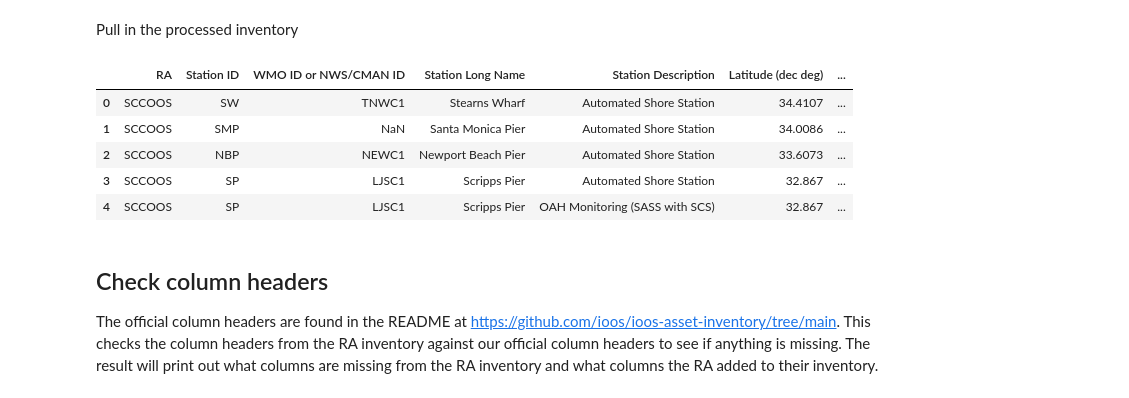
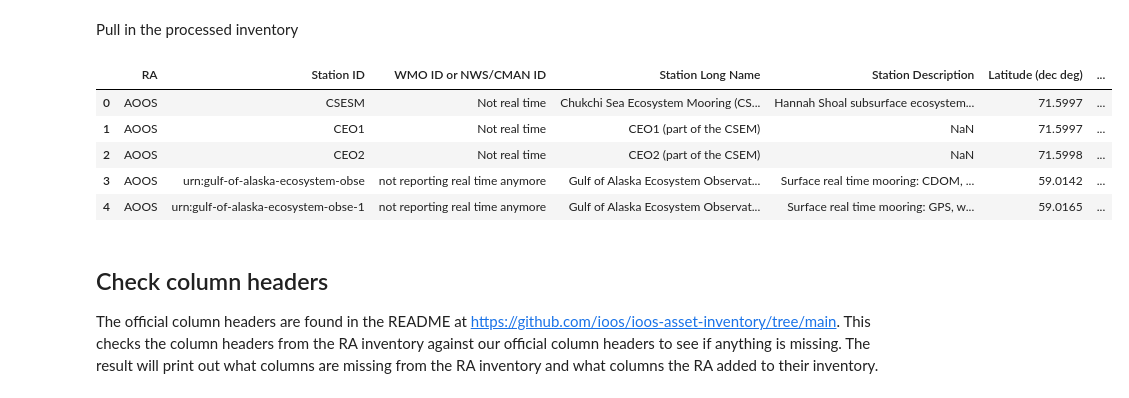
Before and after one commit to ioos/ioos-asset-inventory, a Jupyter notebook: spot_check_stations.ipynb, the cells around one changed output. Saved outputs shown, nothing was run; the diff lists cells and outputs as text; code cells hidden in the pictures.

```diff
--- a/spot_check_stations.ipynb
+++ b/spot_check_stations.ipynb
@@ -9,46 +9,46 @@ import re
 # %% [markdown]
 Pull in the processed inventory
 # %%
-ra = "sccoos"
+ra = "aoos"
 
 #
 # df_cruise = df[df['Station Description'] == 'Chesapeake Bay WQ Cruise Data ']
 #
 #df_aws = df[df['Station ID'] == 'Humboldt']
 # #url = 'http://tds.glos.us/thredds/dodsC/buoy_agg_standard/OMOECC_E1/OMOECC_E1.ncml'
 # #url = 'http://tds.glos.us/thredds/dodsC/buoy_agg_standard/45186/45186.ncml'
 # #url = 'http://tds.glos.us/thredds/dodsC/buoy_agg_standard/bgsusd2/bgsusd2.ncml'
 # url = 'http://oos.soest.hawaii.edu/thredds/dodsC/hioos/nss/ns12agg'
 # print(url)
 # ds = xr.open_dataset(url)
 # #ds = netCDF4.Dataset(url,'r')
 # title = ds.title
 # start_time = np.datetime_as_string(ds.time.min().values, unit='D')
 # end_time = np.datetime_as_string(ds.time.max().values, unit='D')
 # print('Duration: %s - %s' % (np.datetime_as_string(ds.time.min().values, unit='D'),
 #                              np.datetime_as_string(ds.time.max().values, unit='D'))
 #       )
 
 # Try glos web server
 # url = 'https://glbuoys.glos.us/tools/export?ftype=csv&data_type=buoy&units=eng&locs=OMOECC_E1&params=Water_Temperature_at_Surface|dissolved_oxygen_saturation|water_conductivity|ysi_turbidity&tperiod=custom&date_start=2020-01-01&date_end=2020-12-31&avg_ivld=none'
 # df = erddapy.ERDDAP.to_pandas(url)
 
 ## using ERDDAP to look for stations
 # check out http://data.glos.us/erddap/tabledap/allDatasets.htmlTable?datasetID%2Ctitle%2CminTime%2CmaxTime&maxTime%3E=2020-01-01&maxTime%3C=2020-12-31&orderBy(%22maxTime%22)
 # that lists out all the GLOS stations with the maximum time of observations within the year 2020 (on their ERDDAP).
 
 
 ra_clean = re.sub(r'[0-9]', '', ra) # remove number from RA
 
-df = pd.read_excel('2024/data/processed/%s.xlsx' % ra_clean.upper(), dtype=str)
+df = pd.read_excel('2025/data/processed/%s.xlsx' % ra_clean.upper(), dtype=str)
 df.head()
 # %% [output]
 |  | RA | Station ID | WMO ID or NWS/CMAN ID | Station Long Name | Station Description | Latitude (dec deg) | ... |
-| 0 | SCCOOS | SW | TNWC1 | Stearns Wharf | Automated Shore Station | 34.4107 | ... |
-| 1 | SCCOOS | SMP | NaN | Santa Monica Pier | Automated Shore Station | 34.0086 | ... |
-| 2 | SCCOOS | NBP | NEWC1 | Newport Beach Pier | Automated Shore Station | 33.6073 | ... |
-| 3 | SCCOOS | SP | LJSC1 | Scripps Pier | Automated Shore Station | 32.867 | ... |
-| 4 | SCCOOS | SP | LJSC1 | Scripps Pier | OAH Monitoring (SASS with SCS) | 32.867 | ... |
+| 0 | AOOS | CSESM | Not real time | Chukchi Sea Ecosystem Mooring (CS... | Hannah Shoal subsurface ecosystem... | 71.5997 | ... |
+| 1 | AOOS | CEO1 | Not real time | CEO1 (part of the CSEM) | NaN | 71.5997 | ... |
+| 2 | AOOS | CEO2 | Not real time | CEO2 (part of the CSEM) | NaN | 71.5998 | ... |
+| 3 | AOOS | urn:gulf-of-alaska-ecosystem-obse | not reporting real time anymore | Gulf of Alaska Ecosystem Observat... | Surface real time mooring: CDOM, ... | 59.0142 | ... |
+| 4 | AOOS | urn:gulf-of-alaska-ecosystem-obse-1 | not reporting real time anymore | Gulf of Alaska Ecosystem Observat... | Surface real time mooring: GPS, w... | 59.0165 | ... |
 # %% [markdown]
 ## Check column headers
 
```
Also changed, not shown: parts of 16 cells of this notebook, 14 other files.
